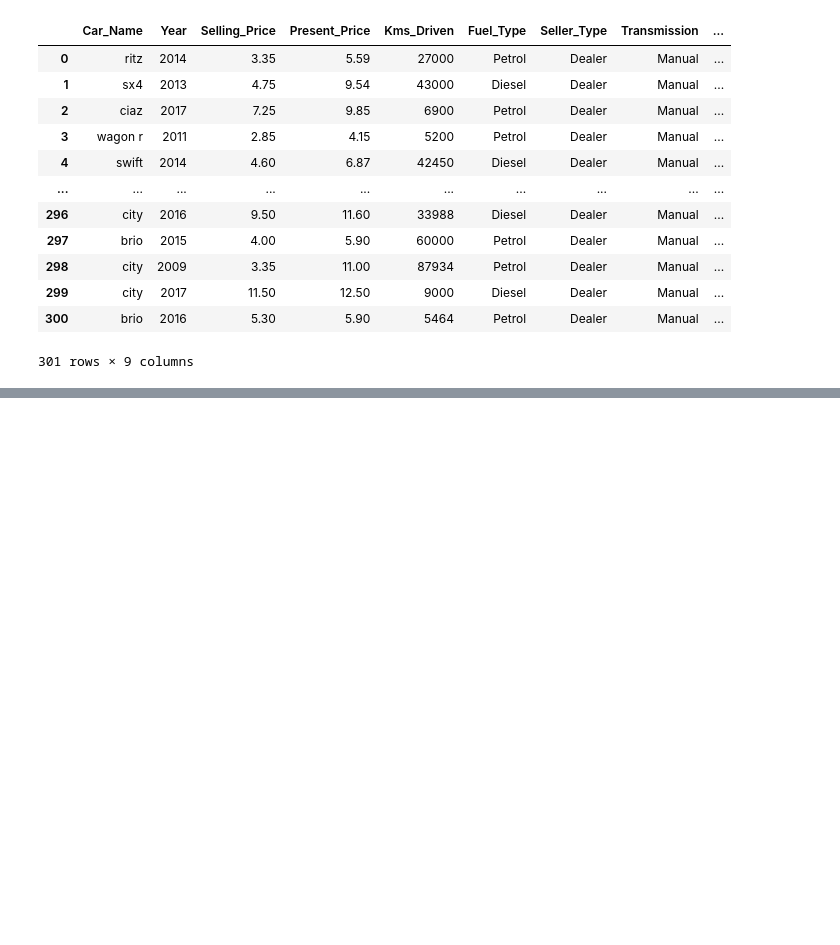
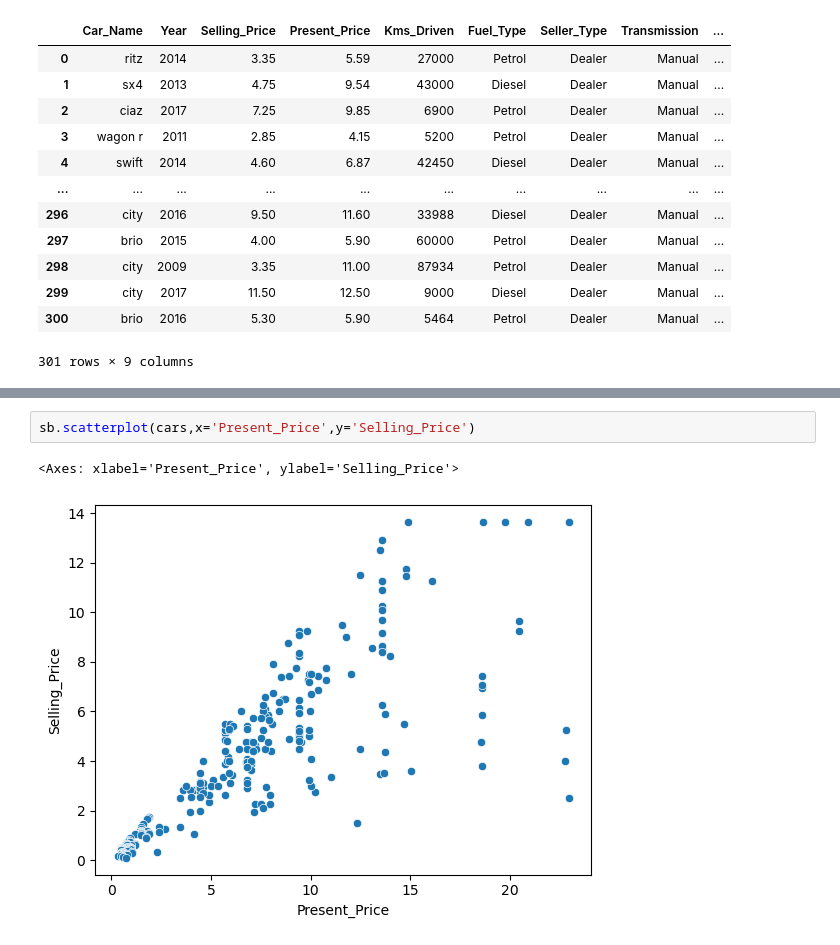
Before and after one commit to anitajn86/Car_analysis, a Jupyter notebook: car_analysis.ipynb, the cells around one changed output, grey strips where cells are left out. Saved outputs shown, nothing was run; the diff lists cells and outputs as text; blank space fills up the shorter version.

```diff
--- a/car_analysis.ipynb
+++ b/car_analysis.ipynb
@@ -21,0 +137,5 @@ cars
+# %%
+sb.scatterplot(cars,x='Present_Price',y='Selling_Price')
+# %% [output]
+<Axes: xlabel='Present_Price', ylabel='Selling_Price'>
+[figure, added]
```
Also changed, not shown: parts of 30 cells of this notebook.
